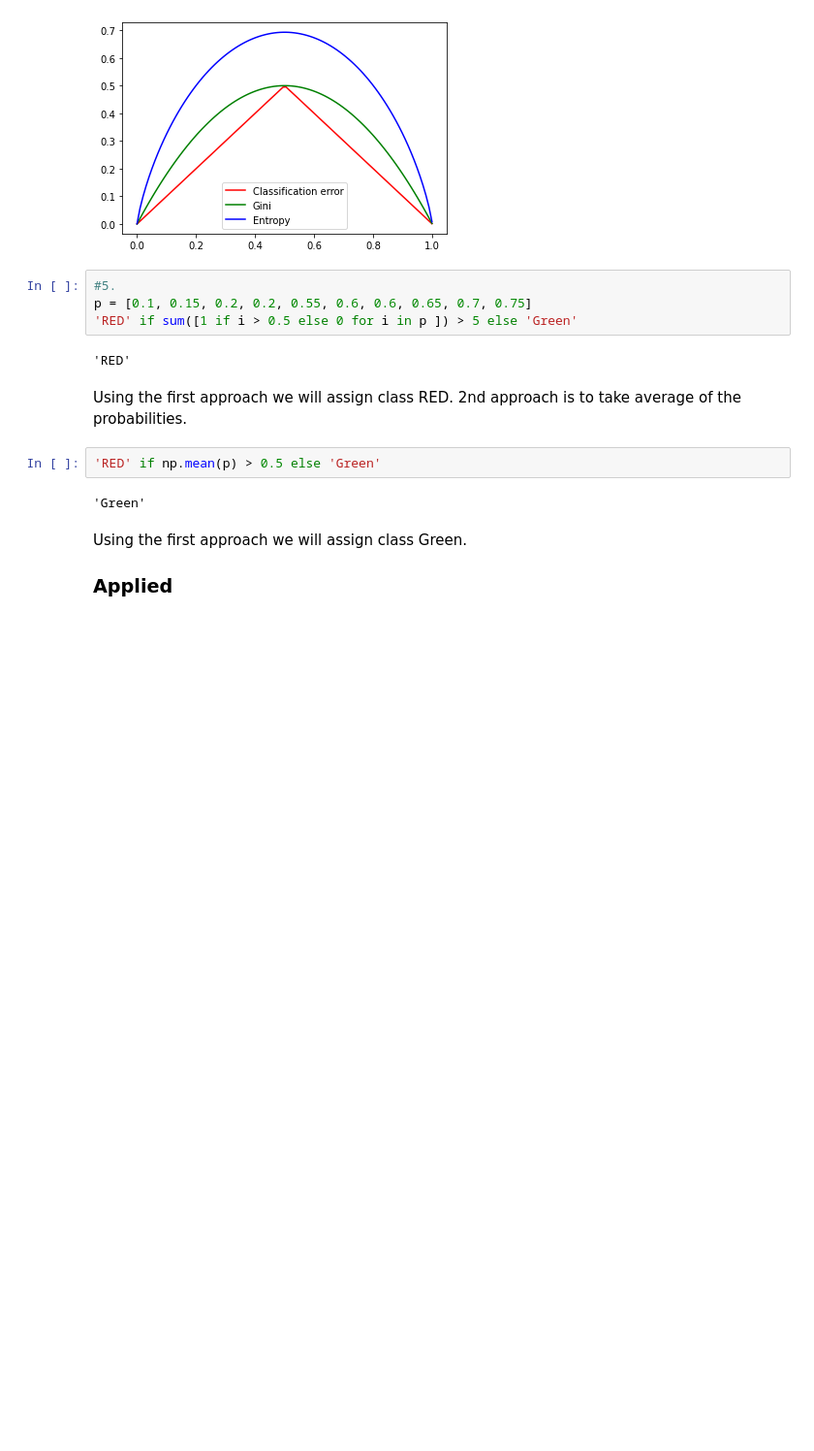
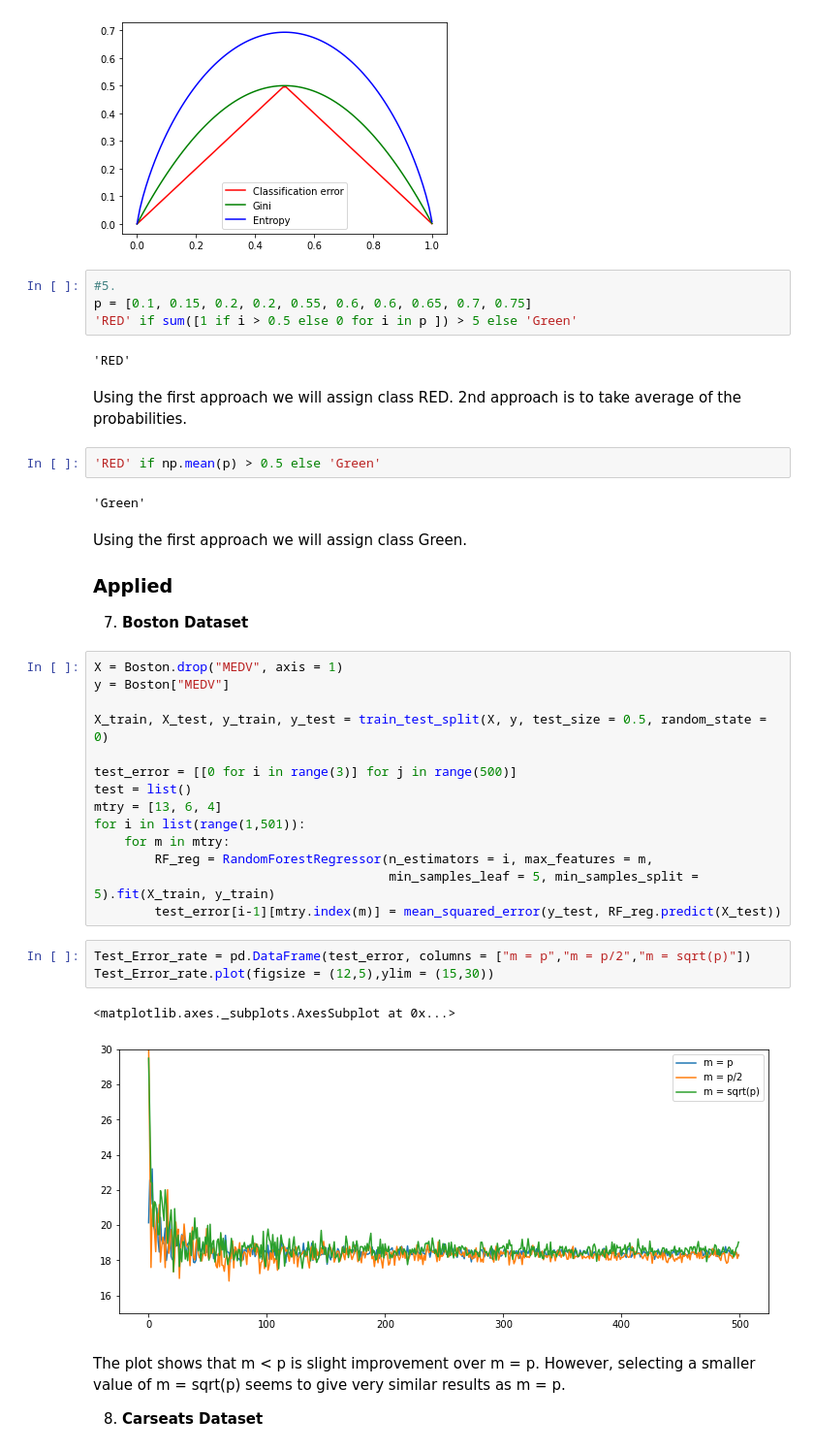
Before and after one commit to atystats/ISLR_Notes_codes, a Jupyter notebook: Chapter 8.ipynb, the cells around one changed output. Shown at 97% size. Cells and saved outputs as stored; diff of their text form; blank space fills up the shorter version.

```diff
--- a/Chapter 8.ipynb
+++ b/Chapter 8.ipynb
@@ -476,3 +476,28 @@ Using the first approach we will assign class RED.
 # %% [markdown]
 Using the first approach we will assign class Green.
 ### Applied
+7. __Boston Dataset__
+# %%
+X = Boston.drop("MEDV", axis = 1)
+y = Boston["MEDV"]
+
+X_train, X_test, y_train, y_test = train_test_split(X, y, test_size = 0.5, random_state = 0)
+
+test_error = [[0 for i in range(3)] for j in range(500)]
+test = list()
+mtry = [13, 6, 4]
+for i in list(range(1,501)):
+    for m in mtry:
+        RF_reg = RandomForestRegressor(n_estimators = i, max_features = m,
+                                       min_samples_leaf = 5, min_samples_split = 5).fit(X_train, y_train)
+        test_error[i-1][mtry.index(m)] = mean_squared_error(y_test, RF_reg.predict(X_test))
+# %%
+Test_Error_rate = pd.DataFrame(test_error, columns = ["m = p","m = p/2","m = sqrt(p)"])
+Test_Error_rate.plot(figsize = (12,5),ylim = (15,30))
+# %% [output]
+<matplotlib.axes._subplots.AxesSubplot at 0x...>
+[figure, added]
+# %% [markdown]
+The plot shows that m < p is slight improvement over m = p. However, selecting a smaller value of m = sqrt(p) seems to give very similar results as m = p.
+
+8. __Carseats Dataset__
```
Also changed, not shown: parts of 10 cells of this notebook.
